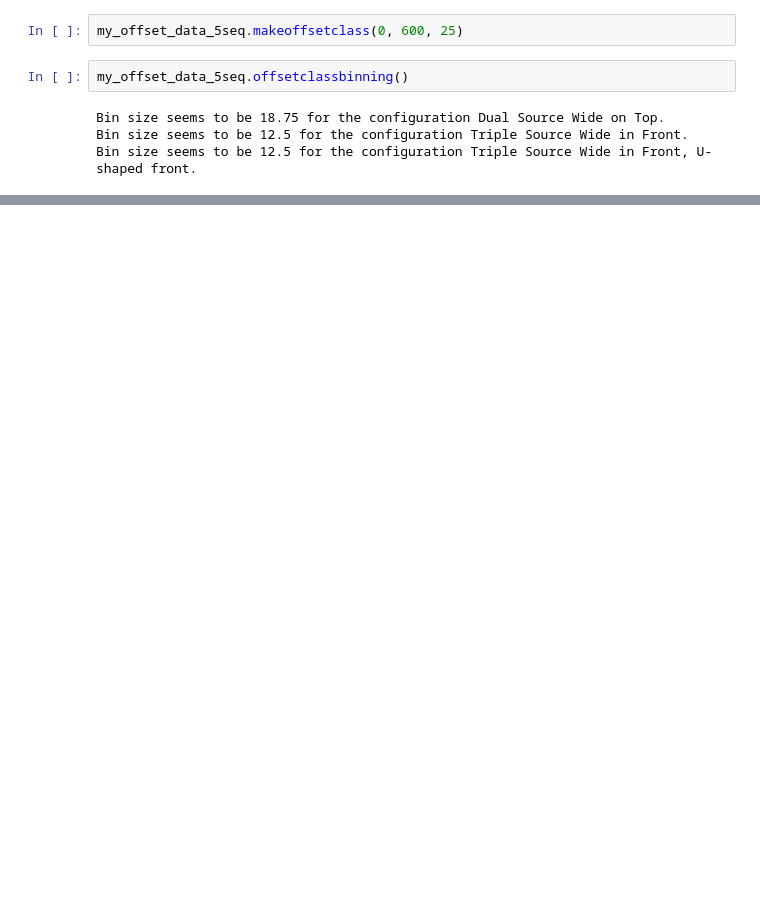
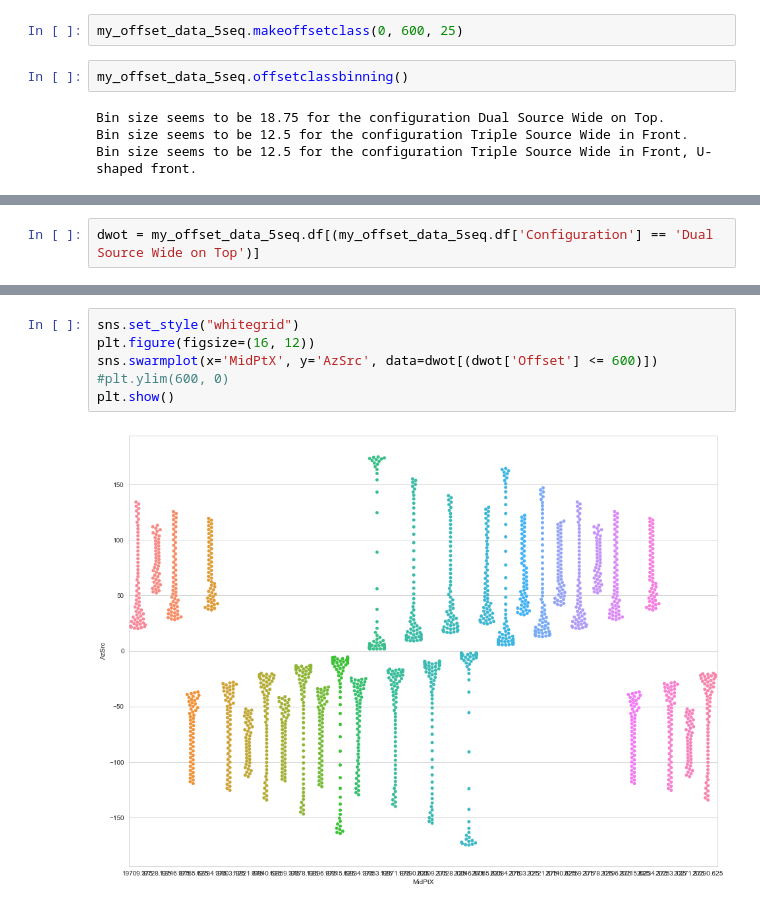
Before and after one commit to MagnsW/geotools, a Jupyter notebook: Test_offset_dist.ipynb, the cells around one changed output, grey strips where cells are left out. Drawn from its saved outputs; the diff is of its cells as text; blank space fills up the shorter version.

```diff
--- a/Test_offset_dist.ipynb
+++ b/Test_offset_dist.ipynb
@@ -76,0 +99,2 @@ my_offset_data_5seq.plot_empty_bins(range=True)
+# %%
+dwot = my_offset_data_5seq.df[(my_offset_data_5seq.df['Configuration'] == 'Dual Source Wide on Top')]
@@ -76,0 +117,8 @@ my_offset_data_5seq.plot_empty_bins(range=True)
+# %%
+sns.set_style("whitegrid")
+plt.figure(figsize=(16, 12))
+sns.swarmplot(x='MidPtX', y='AzSrc', data=dwot[(dwot['Offset'] <= 600)])
+#plt.ylim(600, 0)
+plt.show()
+# %% [output]
+[figure, added]
```
Also changed, not shown: parts of 15 cells of this notebook, 4 other files.
